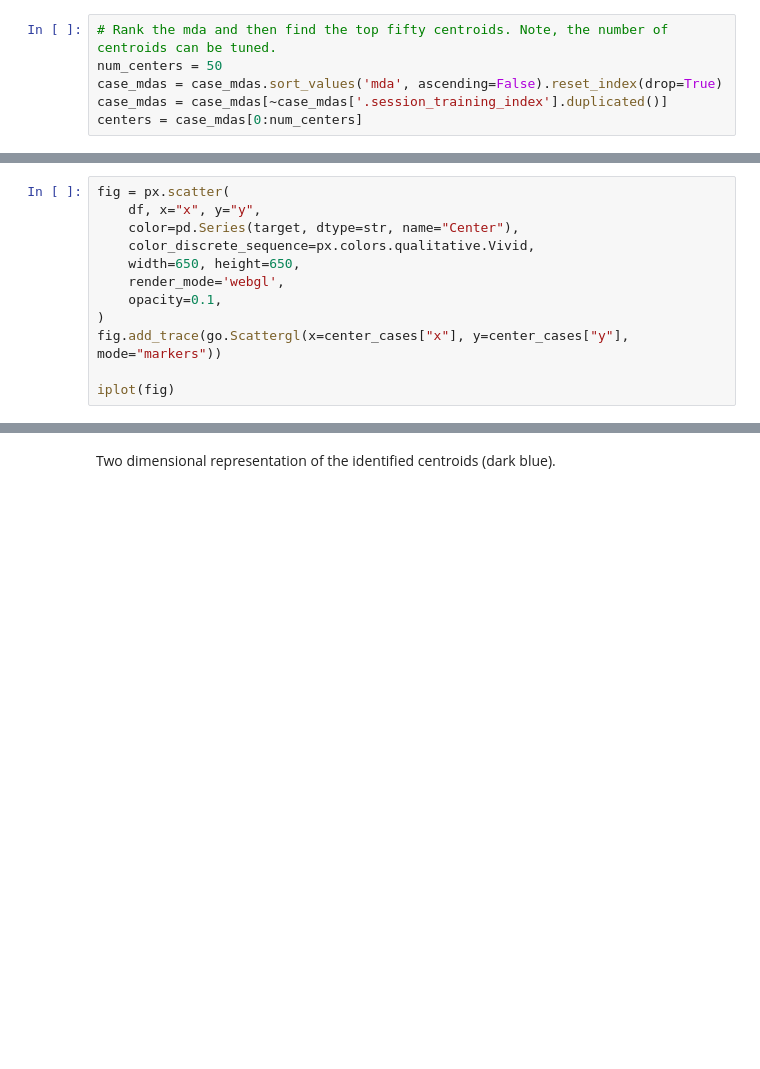
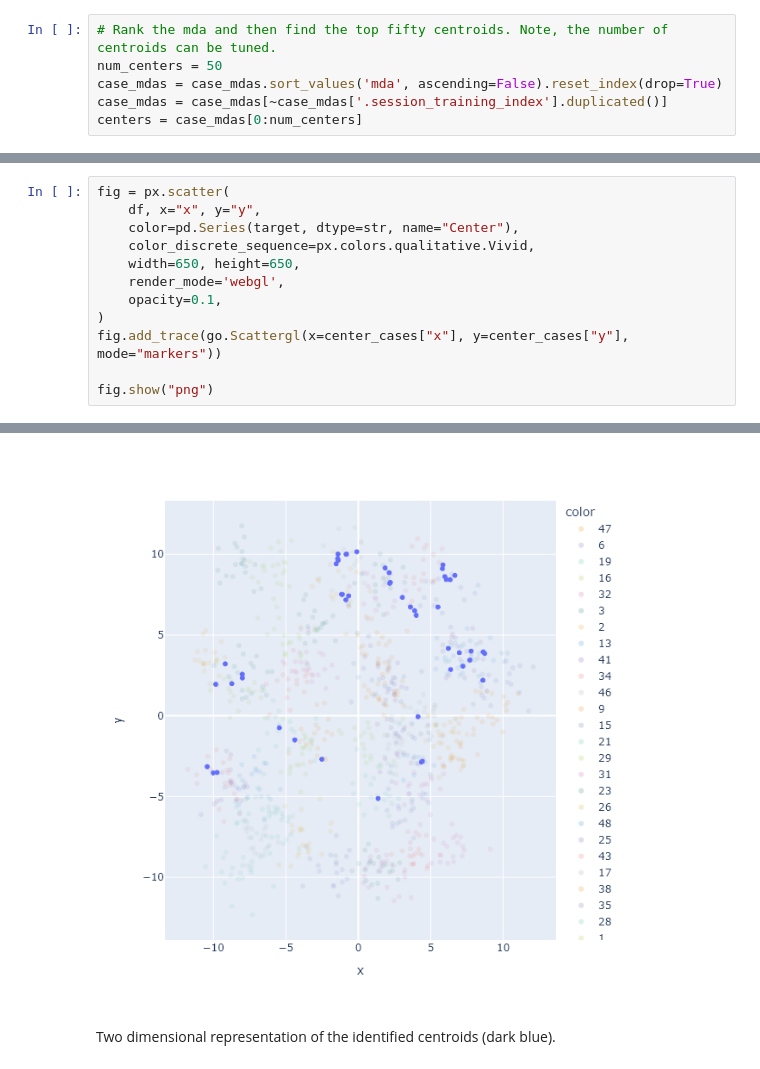
Before and after one commit to howsoai/howso-engine-recipes, a Jupyter notebook: engine_fuzzy_matching.ipynb, the cells around one changed output, grey strips where cells are left out. Drawn from its saved outputs; the diff is of its cells as text; blank space fills up the shorter version.

```diff
--- a/engine_fuzzy_matching.ipynb
+++ b/engine_fuzzy_matching.ipynb
@@ -198,5 +195,5 @@ fig = px.scatter(
 )
 fig.add_trace(go.Scattergl(x=center_cases["x"], y=center_cases["y"], mode="markers"))
 
-iplot(fig)
+fig.show("png")
 # %% [output]
@@ -204,3 +200,4 @@ iplot(fig)
+[figure, added]
 # %% [markdown]
 Two dimensional representation of the identified centroids (dark blue).
 # %% [markdown]
```
Also changed, not shown: parts of 12 cells of this notebook, 1 other file.
